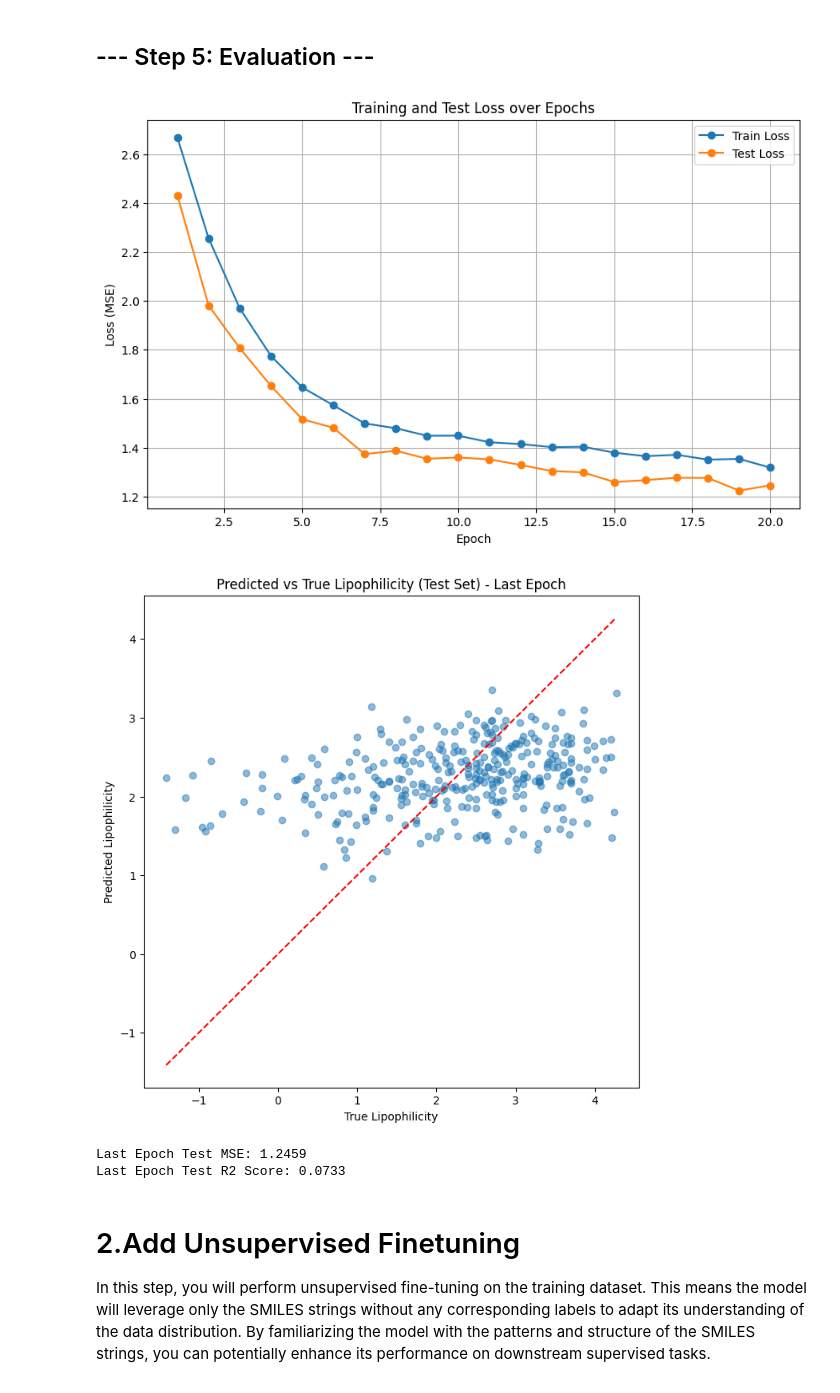
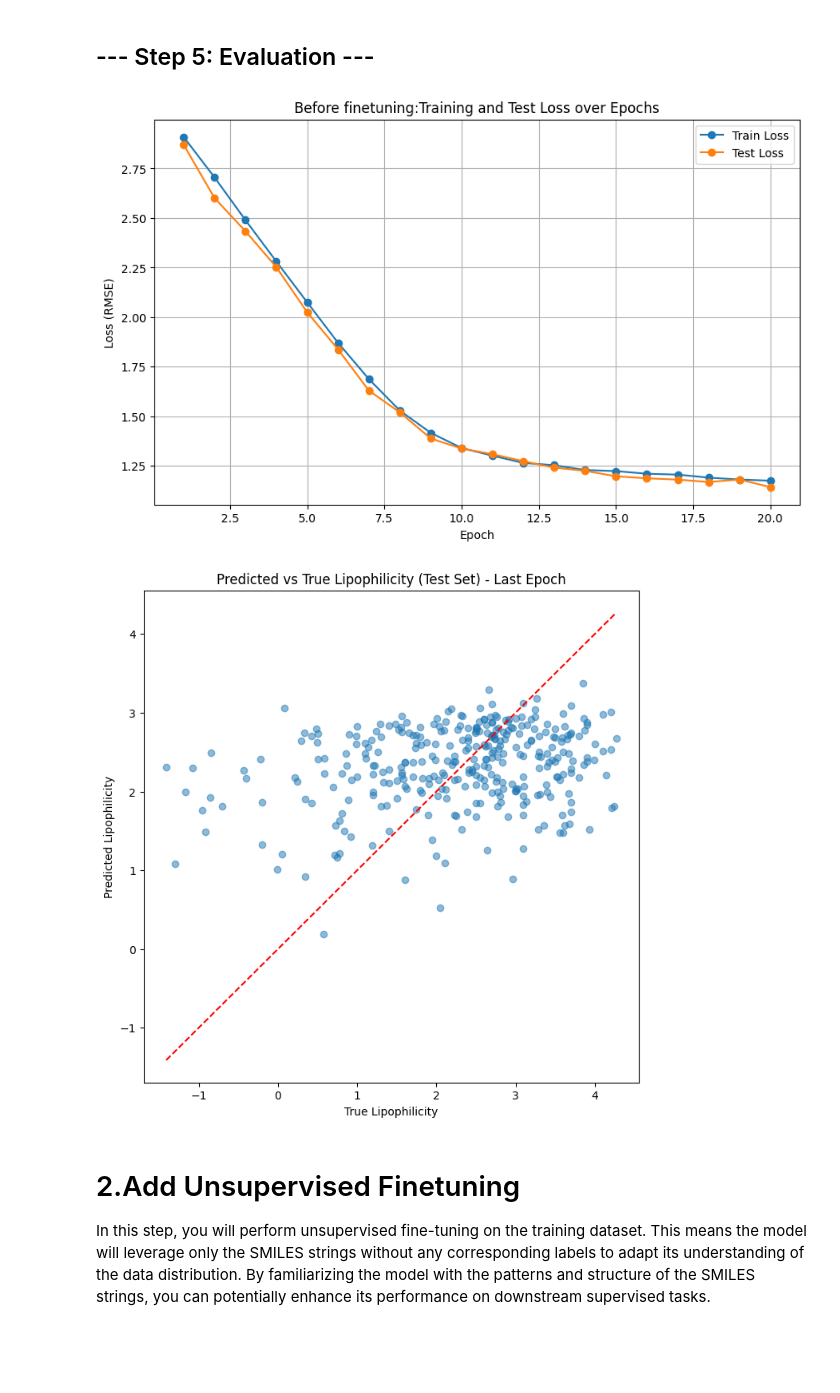
Before and after one commit to fas38/nnti-project-25, a Jupyter notebook: notebooks/Task1.ipynb, the cells around one changed output. Saved outputs shown, nothing was run; the diff lists cells and outputs as text; code cells hidden in the pictures; blank space fills up the shorter version.

```diff
--- a/notebooks/Task1.ipynb
+++ b/notebooks/Task1.ipynb
@@ -400,47 +325,39 @@ Epoch 6 - Average Test Loss: 1.4813
 # %%
 # TODO: your code goes here
 
 import matplotlib.pyplot as plt
 import numpy as np
 from sklearn.metrics import mean_squared_error, r2_score
 
 # Plot training and test loss over epochs
 epochs = list(range(1, EPOCHS+1))
 plt.figure(figsize=(10, 6))
-plt.plot(epochs, train_loss_history, marker='o', label='Train Loss')
-plt.plot(epochs, test_loss_history, marker='o', label='Test Loss')
+plt.plot(epochs, np.sqrt(train_loss_history), marker='o', label='Train Loss')
+plt.plot(epochs, np.sqrt(test_loss_history), marker='o', label='Test Loss')
 plt.xlabel('Epoch')
-plt.ylabel('Loss (MSE)')
-plt.title('Training and Test Loss over Epochs')
+plt.ylabel('Loss (RMSE)')
+plt.title('Before finetuning:Training and Test Loss over Epochs')
 plt.legend()
 plt.grid(True)
 plt.show()
 
 # Analyze predictions vs. true values on the test set from the last epoch
 last_test_preds = np.array(all_test_predictions[-1])
 last_test_targs = np.array(all_test_targets[-1])
 
 plt.figure(figsize=(8, 8))
 plt.scatter(last_test_targs, last_test_preds, alpha=0.5)
 plt.xlabel('True Lipophilicity')
 plt.ylabel('Predicted Lipophilicity')
 plt.title('Predicted vs True Lipophilicity (Test Set) - Last Epoch')
 # Plot a diagonal line for reference (perfect predictions)
 min_val = min(last_test_targs.min(), last_test_preds.min())
 max_val = max(last_test_targs.max(), last_test_preds.max())
 plt.plot([min_val, max_val], [min_val, max_val], 'r--')
 plt.show()
-
-# Optionally, compute and print regression metrics for the last epoch:
-mse_value = mean_squared_error(last_test_targs, last_test_preds)
-r2_value = r2_score(last_test_targs, last_test_preds)
-print(f"Last Epoch Test MSE: {mse_value:.4f}")
-print(f"Last Epoch Test R2 Score: {r2_value:.4f}")
 # %% [output]
-[figure, old version]
+[figure, new version]
-[figure, old version]
+[figure, new version]
-Last Epoch Test MSE: 1.2459
-Last Epoch Test R2 Score: 0.0733
 # %% [markdown]
 # 2.Add Unsupervised Finetuning
 In this step, you will perform unsupervised fine-tuning on the training dataset. This means the model will leverage only the SMILES strings without any corresponding labels to adapt its understanding of the data distribution. By familiarizing the model with the patterns and structure of the SMILES strings, you can potentially enhance its performance on downstream supervised tasks.
```
Also changed, not shown: parts of 17 cells of this notebook.
